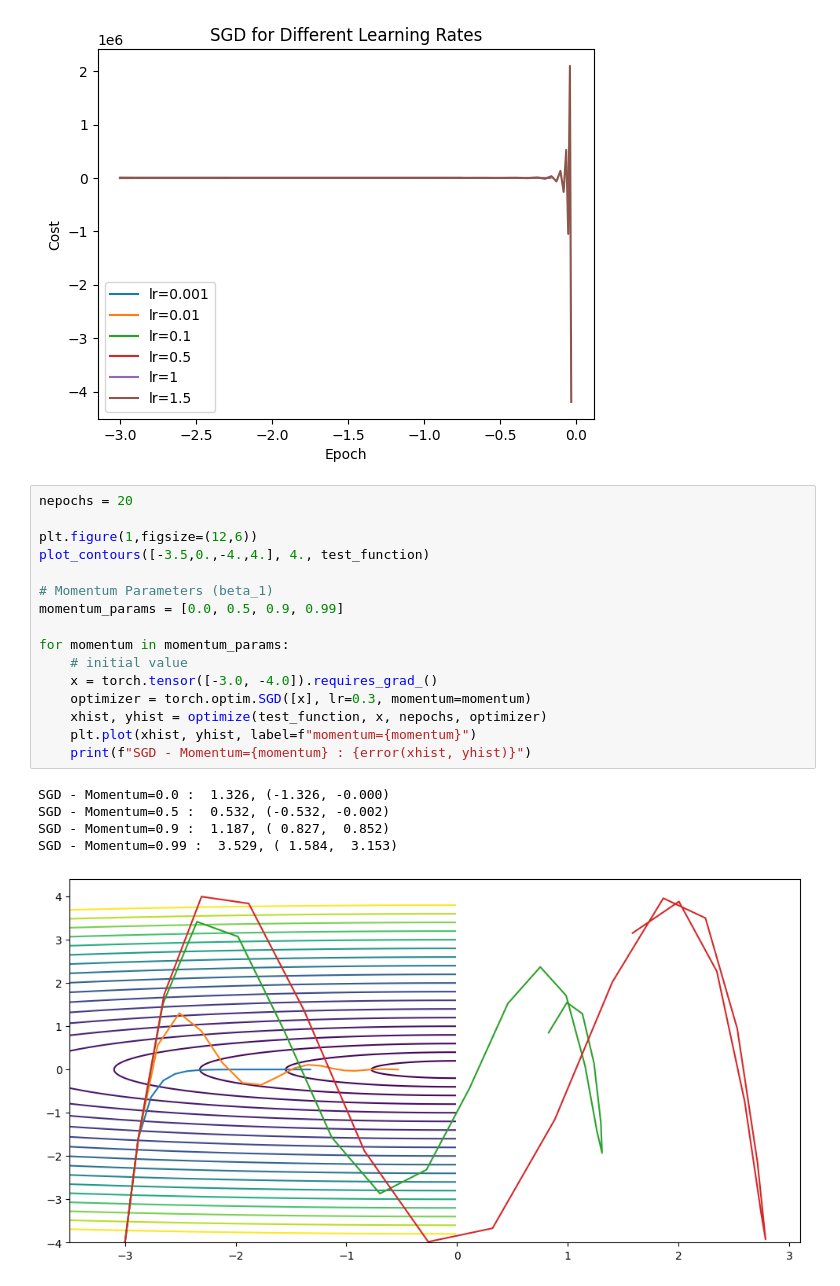
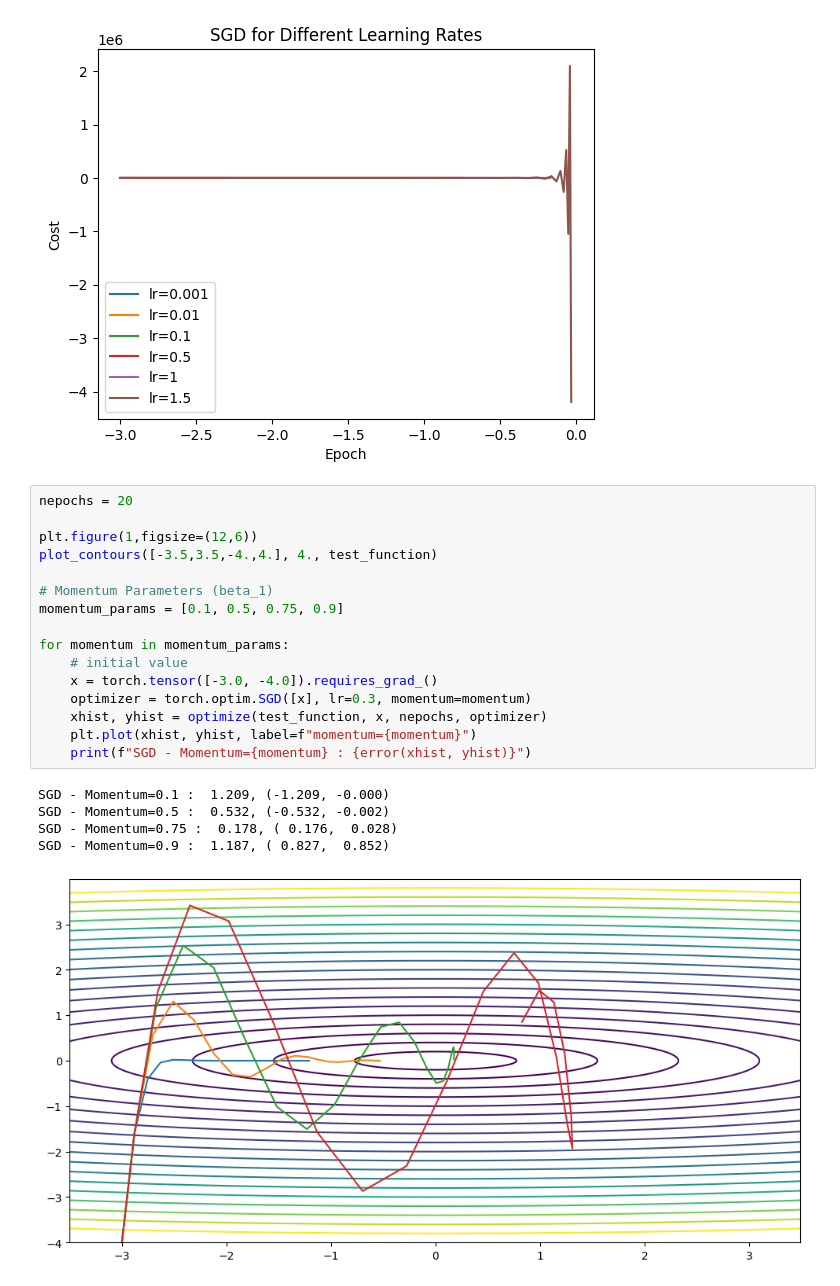
Before and after one commit to Dr-Shab/MSE-DeepLearn, a Jupyter notebook: DL-PW-05-G26_Drilon_Chia-Hua/PW05_optimisers_2d_example_stud.ipynb, the cells around one changed output. Drawn from its saved outputs; the diff is of its cells as text.

```diff
--- a/DL-PW-05-G26_Drilon_Chia-Hua/PW05_optimisers_2d_example_stud.ipynb
+++ b/DL-PW-05-G26_Drilon_Chia-Hua/PW05_optimisers_2d_example_stud.ipynb
@@ -113,22 +113,22 @@ SGD - lr=1.5 4194304.000, (-0.035, -4194304.000)
 # %%
 nepochs = 20
 
 plt.figure(1,figsize=(12,6))
-plot_contours([-3.5,0.,-4.,4.], 4., test_function)
+plot_contours([-3.5,3.5,-4.,4.], 4., test_function)
 
 # Momentum Parameters (beta_1)
-momentum_params = [0.0, 0.5, 0.9, 0.99]
+momentum_params = [0.1, 0.5, 0.75, 0.9]
 
 for momentum in momentum_params:
     # initial value
     x = torch.tensor([-3.0, -4.0]).requires_grad_()
     optimizer = torch.optim.SGD([x], lr=0.3, momentum=momentum)
     xhist, yhist = optimize(test_function, x, nepochs, optimizer)
     plt.plot(xhist, yhist, label=f"momentum={momentum}")
     print(f"SGD - Momentum={momentum} : {error(xhist, yhist)}")
 # %% [output]
-SGD - Momentum=0.0 :  1.326, (-1.326, -0.000)
+SGD - Momentum=0.1 :  1.209, (-1.209, -0.000)
 SGD - Momentum=0.5 :  0.532, (-0.532, -0.002)
+SGD - Momentum=0.75 :  0.178, ( 0.176,  0.028)
 SGD - Momentum=0.9 :  1.187, ( 0.827,  0.852)
-SGD - Momentum=0.99 :  3.529, ( 1.584,  3.153)
-[figure, old version]
+[figure, new version]
```
Also changed, not shown: parts of 3 cells of this notebook.
